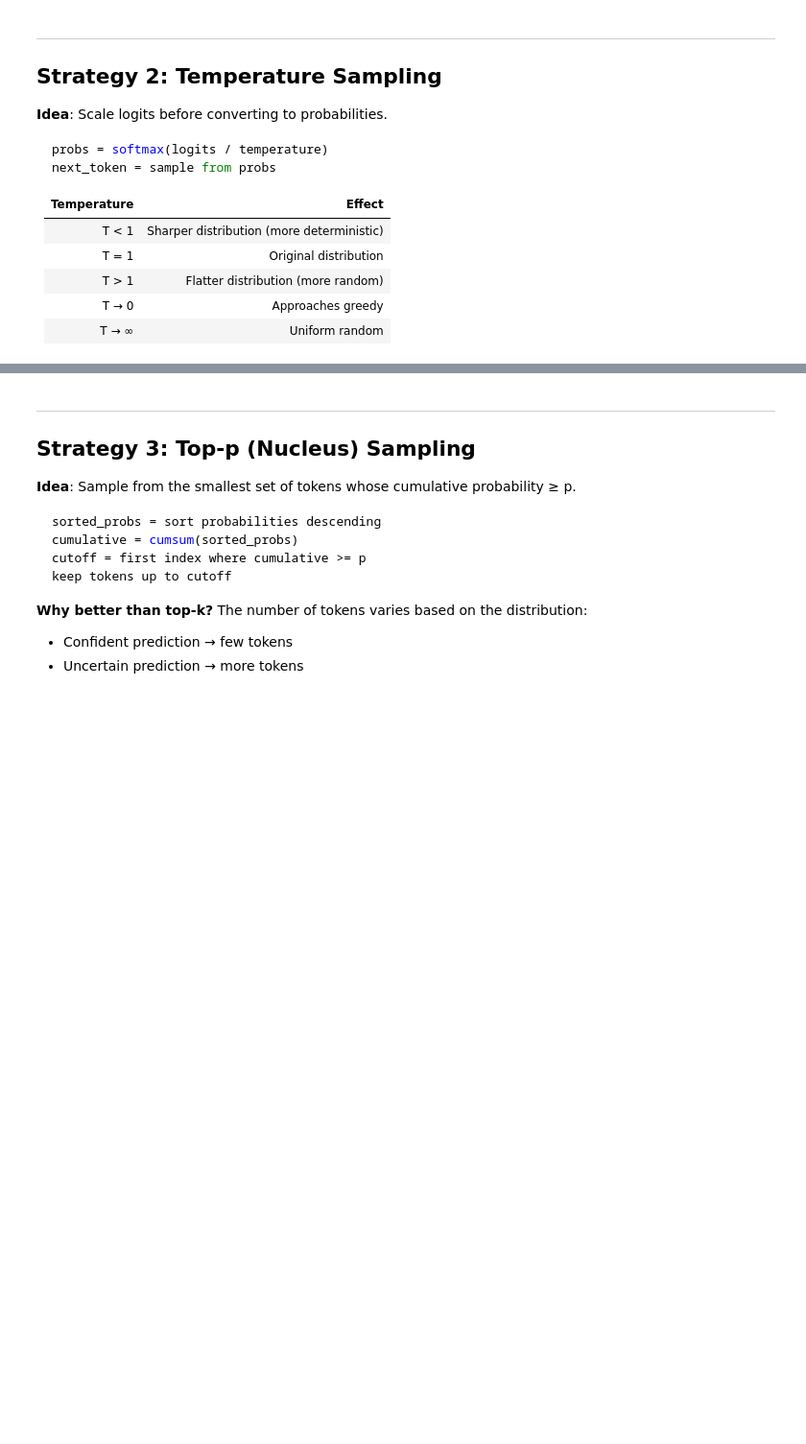
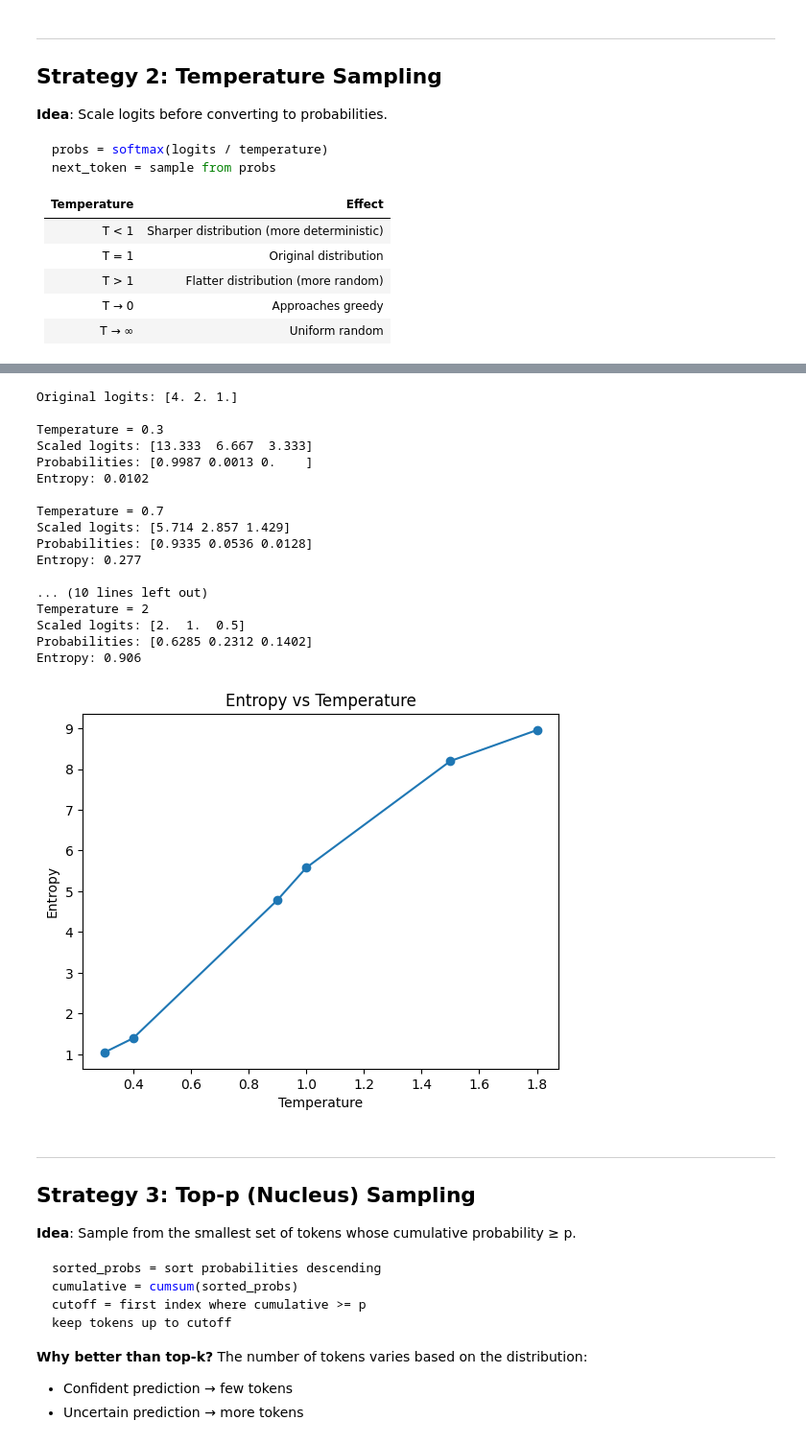
Before and after one commit to arunKVhere/LLM_Decoding, a Jupyter notebook: llm_decoding_demo.ipynb, the cells around one changed output, grey strips where cells are left out. Shown at 96% size. Drawn from its saved outputs; the diff is of its cells as text; code cells hidden in the pictures; blank space fills up the shorter version.

```diff
--- a/llm_decoding_demo.ipynb
+++ b/llm_decoding_demo.ipynb
@@ -180,6 +181,7 @@ def greedy_decode(prompt: str, max_new_tokens: int = 50) -> str:
             outputs = model(input_tensor)
             logits = outputs.logits[0, -1, :]  # (vocab_size,)
 
+
         # GREEDY: Pick the token with highest logit
         next_token_id = torch.argmax(logits).item()
           ##This line collapses the entire probability distribution to a single choice
@@ -197,16 +199,16 @@ def greedy_decode(prompt: str, max_new_tokens: int = 50) -> str:
     return tokenizer.decode(generated_ids)
 
 # Test greedy decoding
-prompt = "Once upon a time"
+prompt = "The meaning of life is"
 print(f"Prompt: '{prompt}'")
 print("\n" + "="*50)
 print("GREEDY OUTPUT:")
 print("="*50)
-output = greedy_decode(prompt, max_new_tokens=50)
+output = greedy_decode(prompt, max_new_tokens=30)
 print(output)
 
 print("\n" + "-"*50)
-print("Once upon a time, the world was a place of great beauty and great danger. \nThe world was a place of great danger, and the world was a place of great danger. The world was a place of great danger, and the world was a place of great danger")
+#print("Once upon a time, the world was a place of great beauty and great danger. \nThe world was a place of great danger, and the world was a place of great danger. The world was a place of great danger, and the world was a place of great danger")
 print("Note: Greedy is deterministic - same input always gives same output")
 print("Run it again - you'll get the exact same text!")
 # %% [output]
@@ -309,3 +414,60 @@ The meaning of life is opposite for Shammedwan (chedirgin1){ legalVal: returnBug
+# %%
+import numpy as np
+
+def softmax(x):
+    exp_x = np.exp(x - np.max(x))  # stability
+    return exp_x / exp_x.sum()
+
+# Example logits (pretend model output)
+#logits = np.array([1.0, 1.0, 1.0])
+logits = np.array([4.0, 2.0, 1.0])
+#logits = np.array([100.0, 1.0, 1.0])
+
+
+
+#temperatures = [0.3, 0.4, 0.9, 1.0, 1.5, 1.8]
+
+print("Original logits:", logits)
+
+for T in [0.3, 0.7, 1.0, 1.5, 2]: # This loop is for showing softmax behavior, not tied to the global entropies list
+    scaled_logits = logits / T
+    #Dividing logits by temperature affects the exponent inside softmax,
+
+    probs = softmax(scaled_logits)
+    #causing small linear changes to produce large nonlinear effects on probabilities.
+
+    entropy = -np.sum(probs * np.log(probs + 1e-9))
+
+    print(f"\nTemperature = {T}")
+    print("Scaled logits:", np.round(scaled_logits, 3))
+    print("Probabilities:", np.round(probs, 4))
+    print("Entropy:", round(entropy, 4))
+
+# Use the 'temperatures' list that matches the 'entropies' list generated in the previous cell
+plt.plot(temperatures, entropies, marker='o')
+plt.xlabel("Temperature")
+plt.ylabel("Entropy")
+plt.title("Entropy vs Temperature")
+plt.show()
+# %% [output]
+Original logits: [4. 2. 1.]
+
+Temperature = 0.3
+Scaled logits: [13.333  6.667  3.333]
+Probabilities: [0.9987 0.0013 0.    ]
+Entropy: 0.0102
+
+Temperature = 0.7
+Scaled logits: [5.714 2.857 1.429]
+Probabilities: [0.9335 0.0536 0.0128]
+Entropy: 0.277
+
+... (10 lines left out)
+Temperature = 2
+Scaled logits: [2.  1.  0.5]
+Probabilities: [0.6285 0.2312 0.1402]
+Entropy: 0.906
+[figure, added]
 # %% [markdown]
 ---
 ## Strategy 3: Top-p (Nucleus) Sampling
```
Also changed, not shown: parts of 7 cells of this notebook.
